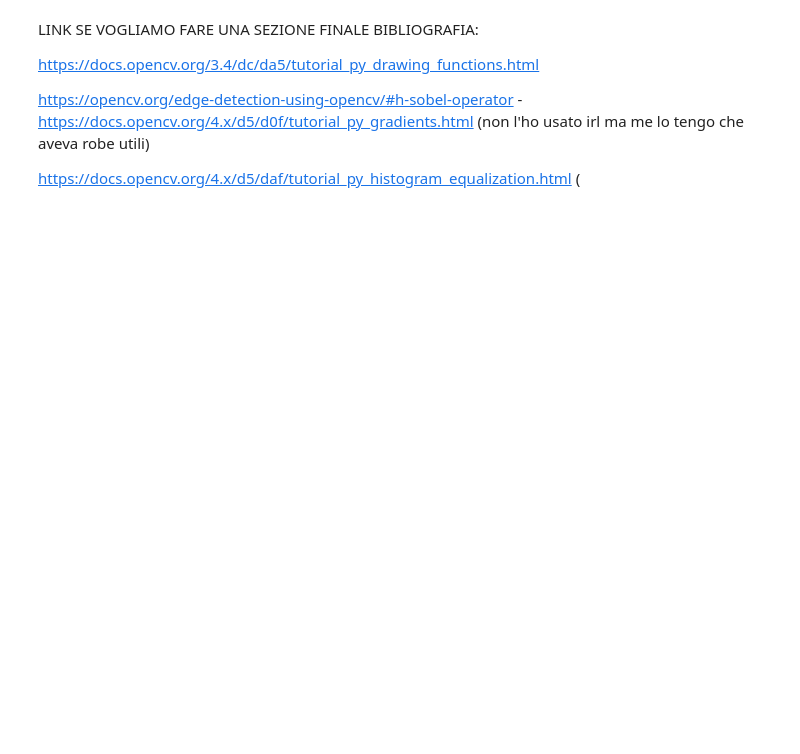
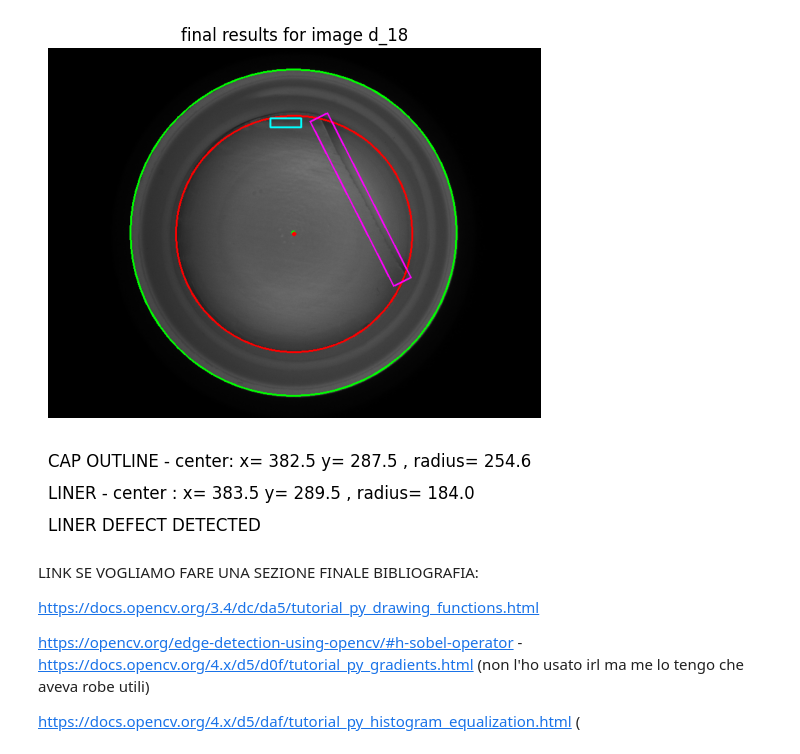
Before and after one commit to LucreziaPonti/PROJECT_cv, a Jupyter notebook: bozza_prova_altri_Test_lucry.ipynb, the cells around one changed output. Saved outputs shown, nothing was run; the diff lists cells and outputs as text; code cells hidden in the pictures; blank space fills up the shorter version.

```diff
--- a/bozza_prova_altri_Test_lucry.ipynb
+++ b/bozza_prova_altri_Test_lucry.ipynb
@@ -422,0 +496,14 @@ plt.show()
+# %%
+plt.figure()
+plt.title("final results for image "+img_name)
+plt.text(0,650,info_cap,fontsize=12)
+plt.text(0,700,info_liner,fontsize=12)
+plt.text(0,750,info_defect,fontsize=12)
+plt.imshow(img_color)
+plt.axis('off')
+
+#plt.savefig("prova_output_finalresults_"+img_name+".png") ### non funzia molto bene si puo fare manualmente da sotto
+
+plt.show()
+# %% [output]
+[figure, added]
```
Also changed, not shown: parts of 5 cells of this notebook, 2 other files.
